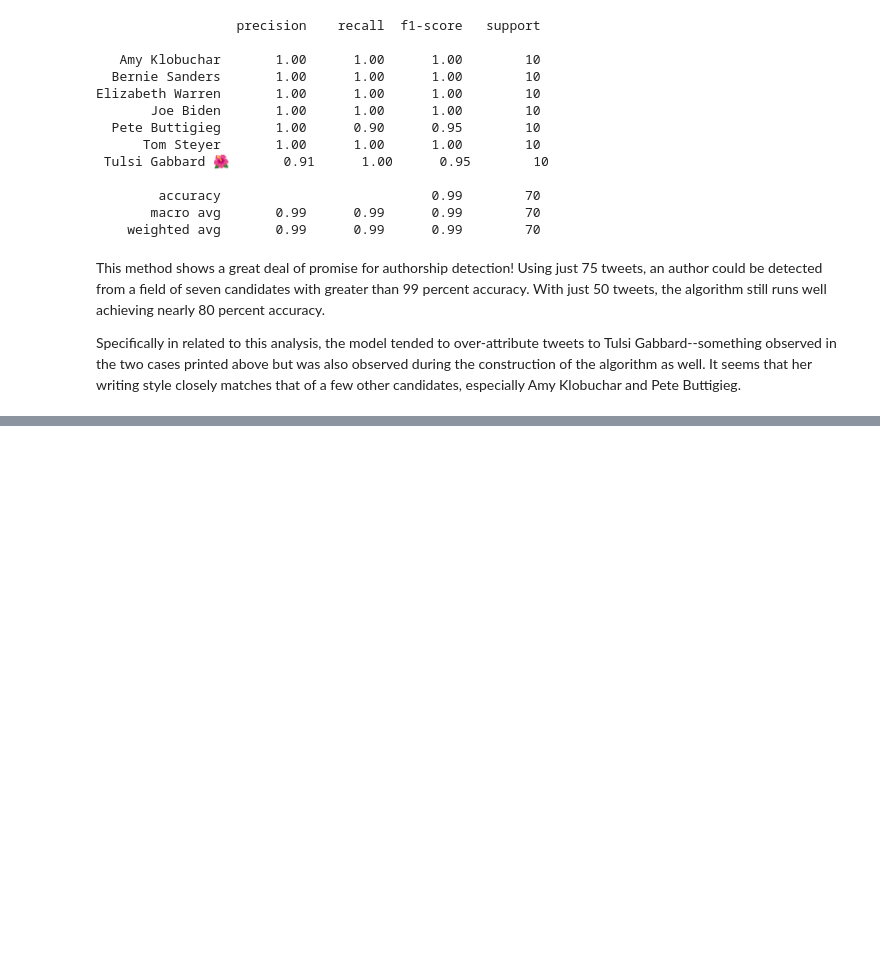
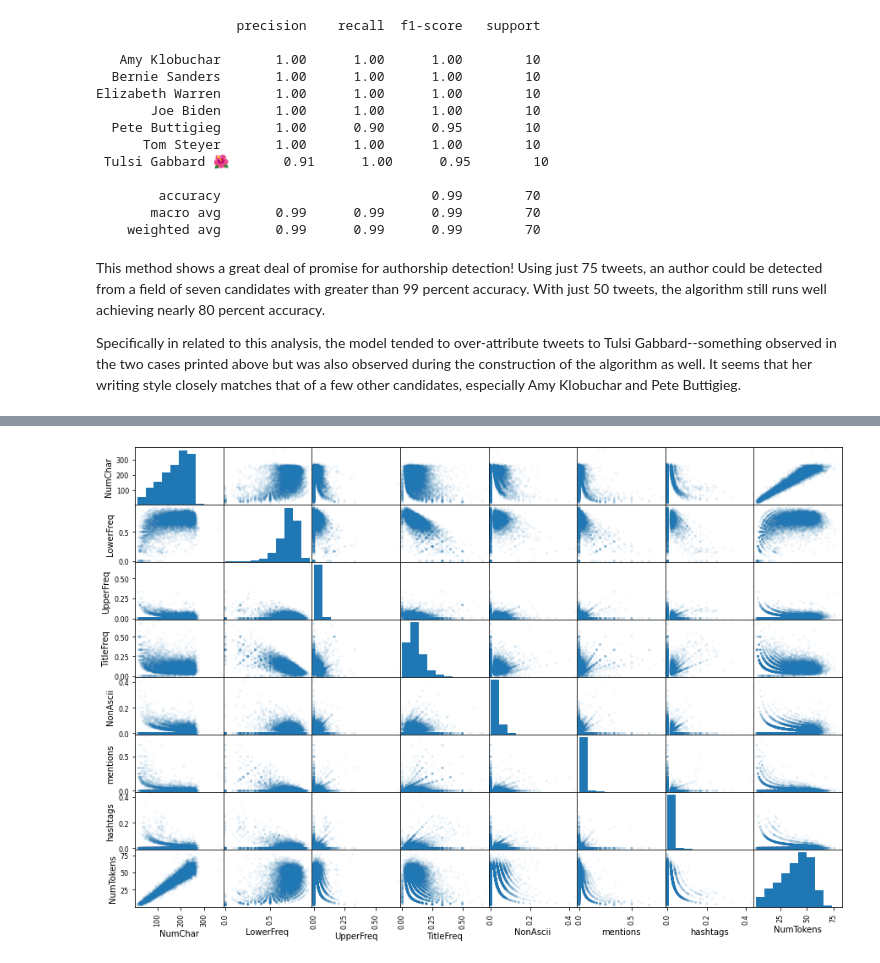
Before and after one commit to OutlawSapper/ANLY580_Project2, a Jupyter notebook: AuthorshipExploratoryWorking.ipynb, the cells around one changed output, grey strips where cells are left out. Cells and saved outputs as stored; diff of their text form; code cells hidden in the pictures; blank space fills up the shorter version.

```diff
--- a/AuthorshipExploratoryWorking.ipynb
+++ b/AuthorshipExploratoryWorking.ipynb
@@ -740,0 +832,2 @@ Specifically in related to this analysis, the model tended to over-attribute twe
+# %%
+DF['NumTokens'] = DF['Tokens'].map(len)
@@ -740,0 +887,16 @@ Specifically in related to this analysis, the model tended to over-attribute twe
+# %%
+## extract the attributes as specified by the castro-lindauer paper
+castroAttributes = DF['Tokens'].map(getAttributes)
+
+## convert to a dataframe for merging w/ original DF
+attributeDF = pd.DataFrame(list(castroAttributes),
+                           columns=['NumChar','LowerFreq', 'UpperFreq',
+                                    'TitleFreq', 'NonAscii', 'mentions',
+                                    'hashtags', 'links'])
+DF.reset_index(inplace = True)
+
+## merge the dataframes
+featDF = DF.merge(attributeDF, left_index = True, right_index = True)
+
+## confirm edits
+featDF.head(2)
@@ -740,0 +907,8 @@ Specifically in related to this analysis, the model tended to over-attribute twe
+# %%
+## check the newly created features for collinearity
+p = pd.plotting.scatter_matrix(featDF[['NumChar','LowerFreq', 'UpperFreq',
+                               'TitleFreq', 'NonAscii', 'mentions',
+                               'hashtags', 'NumTokens']], alpha = .05,
+                               figsize = (15, 10))
+# %% [output]
+[figure, added]
```
Also changed, not shown: parts of 19 cells of this notebook, 1 other file.
